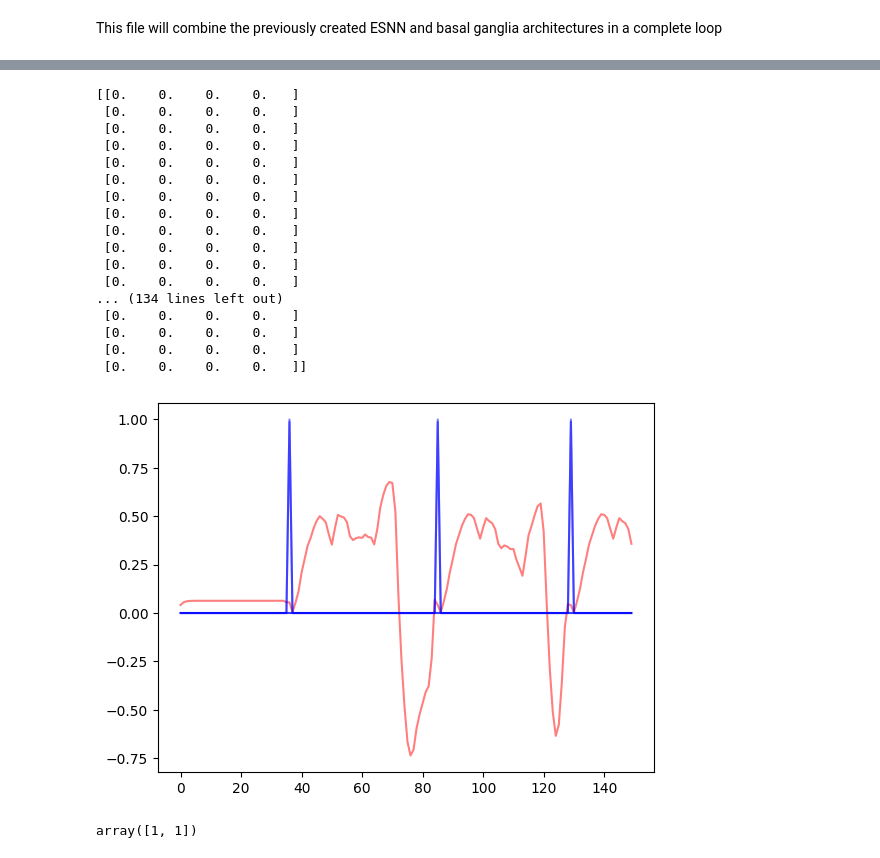
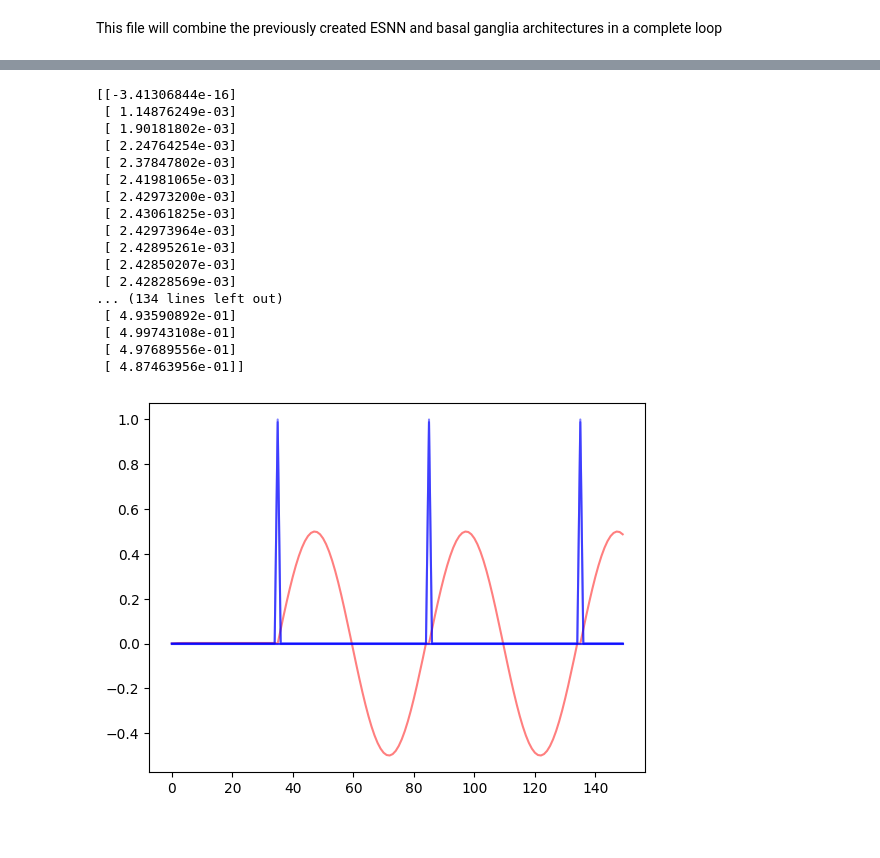
Before and after one commit to joncannon/Thesis, a Jupyter notebook: loop.ipynb, the cells around one changed output, grey strips where cells are left out. Saved outputs shown, nothing was run; the diff lists cells and outputs as text; code cells hidden in the pictures.

```diff
--- a/loop.ipynb
+++ b/loop.ipynb
@@ -44,37 +44,30 @@ inputs5 = [input1, input2]
 outputs5 = [output1, output2]
 
 ### regiment 6, three sine waves of different periods, set up st. the ESNN can be merged with the basal ganglia component
-input1 = np.zeros((52,4))
-input1[0,0] = 1
-input1[0,1] = 0.988
-output1=np.zeros((52,1))
+input1 = np.zeros((51,4))
+input1[1,0] = 1
+input1[1,1] = 0.988
+output1=np.zeros((51,1))
 wave1 = np.sin(np.linspace(0,np.pi*2,50))*0.5
 for i in range(50):
     output1[i+1,0] = wave1[i]
 output1[50] = 0.001
 
 input2 = np.zeros((42,4))
-input2[0,0] = 1
-input2[0,2] = 0.988
+input2[1,0] = 1
+input2[1,2] = 0.988
 output2=np.zeros((42,1))
-wave2 = np.sin(np.linspace(0,np.pi*2,40))*0.5
+wave2 = np.sin(np.linspace(0,np.pi*2+(np.tanh(4*(0-0.5)) + 1),40))*0.5
 for i in range(40):
     output2[i+1,0] = wave2[i]
 output2[40] = 0.001
 
-input3 = np.zeros((32,4))
-input3[0,0] = 1
-input3[0,3] = 0.988
-output3=np.zeros((32,1))
-wave2 = np.sin(np.linspace(0,np.pi*2,30))*0.5
-for i in range(30):
-    output3[i+1,0] = wave2[i]
-output3[30] = 0.001
 
-inputs6 = [input1, input2, input3]
-outputs6 = [output1, output2, output3]
+inputs6 = [input1, input2]
+outputs6 = [output1, output2]
 
 
-plt.plot(output3)
-plt.plot(input3)
+plt.plot(output1)
+plt.plot(input1)
+print(output1)
 # %% [output]
@@ -711,27 +718,24 @@ esn4.display_units()
 # %%
 plt.plot(output, color="red", alpha = 0.5, label = "output")
 plt.plot(input, color="blue", alpha = 0.5, label = "input")
-print(input)
+esn4.display_units
+print(output)
 # %% [output]
-[[0.    0.    0.    0.   ]
- [0.    0.    0.    0.   ]
- [0.    0.    0.    0.   ]
- [0.    0.    0.    0.   ]
- [0.    0.    0.    0.   ]
- [0.    0.    0.    0.   ]
- [0.    0.    0.    0.   ]
- [0.    0.    0.    0.   ]
- [0.    0.    0.    0.   ]
- [0.    0.    0.    0.   ]
- [0.    0.    0.    0.   ]
- [0.    0.    0.    0.   ]
+[[-3.41306844e-16]
+ [ 1.14876249e-03]
+ [ 1.90181802e-03]
+ [ 2.24764254e-03]
+ [ 2.37847802e-03]
+ [ 2.41981065e-03]
+ [ 2.42973200e-03]
+ [ 2.43061825e-03]
+ [ 2.42973964e-03]
+ [ 2.42895261e-03]
+ [ 2.42850207e-03]
+ [ 2.42828569e-03]
 ... (134 lines left out)
- [0.    0.    0.    0.   ]
- [0.    0.    0.    0.   ]
- [0.    0.    0.    0.   ]
- [0.    0.    0.    0.   ]]
+ [ 4.93590892e-01]
+ [ 4.99743108e-01]
+ [ 4.97689556e-01]
+ [ 4.87463956e-01]]
-[figure, old version]
+[figure, new version]
-# %%
-np.concatenate([[1],[1]])
-# %% [output]
-array([1, 1])
```
Also changed, not shown: parts of 5 cells of this notebook.
